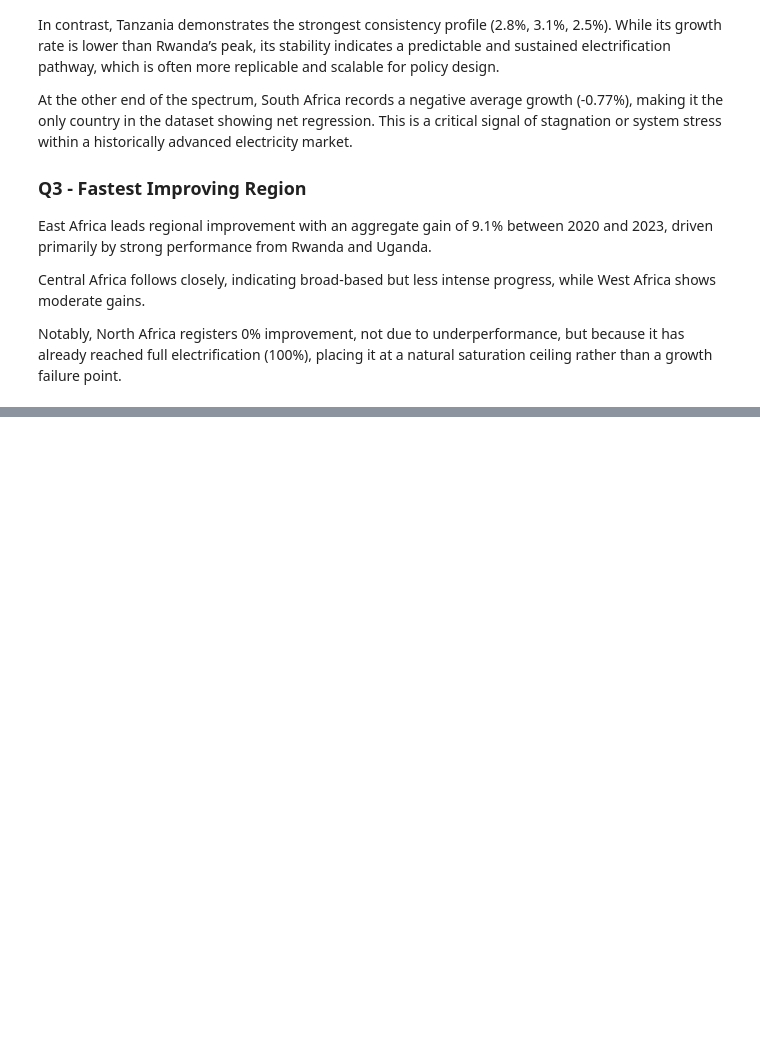
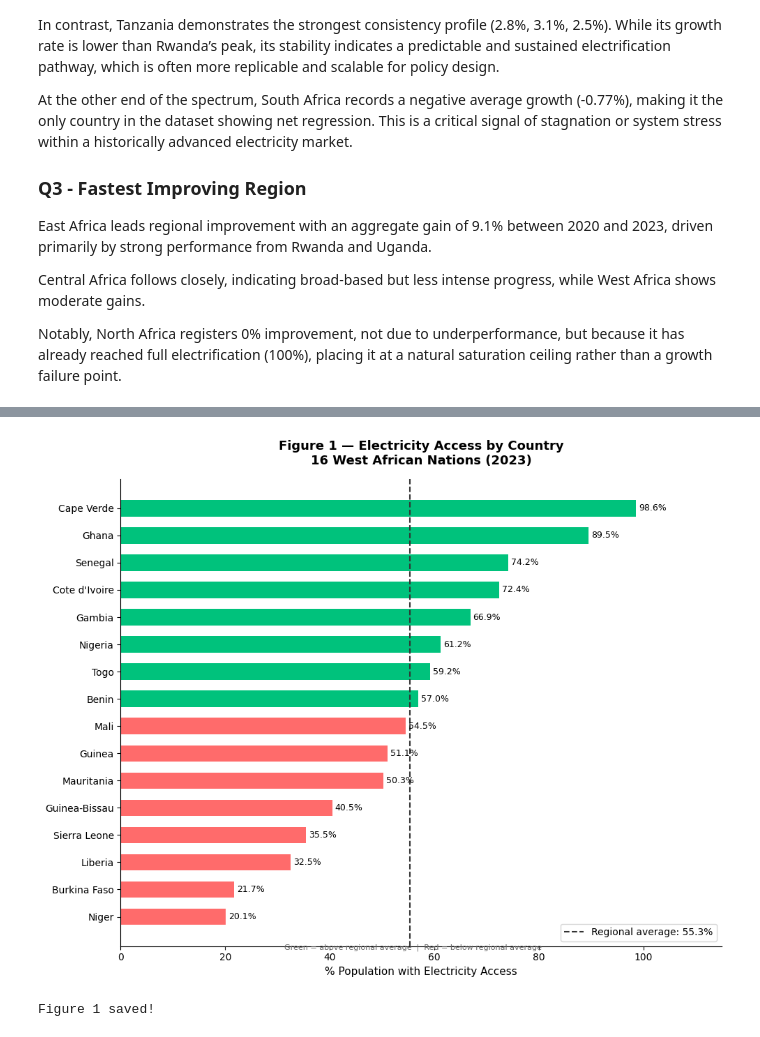
Before and after one commit to Femi-J/africa-energy-analytics, a Jupyter notebook: notebooks/Africa_electricity_access_analysis.ipynb, the cells around one changed output, grey strips where cells are left out. Drawn from its saved outputs; the diff is of its cells as text; code cells hidden in the pictures; blank space fills up the shorter version.

```diff
--- a/notebooks/Africa_electricity_access_analysis.ipynb
+++ b/notebooks/Africa_electricity_access_analysis.ipynb
@@ -465,0 +486,7 @@ Notably, North Africa registers 0% improvement, not due to underperformance, but
+# %%
+import pandas as pd
+
+wb_df = pd.read_csv('../data/API_EG.ELC.ACCS.ZS_DS2_en_csv_v2_127016.csv',
+                    skiprows=4)
+print("World Bank data loaded successfully")
+print(f"Shape: {wb_df.shape}")
@@ -465,0 +554,41 @@ Notably, North Africa registers 0% improvement, not due to underperformance, but
+# %%
+fig, ax = plt.subplots(figsize=(10, 8))
+
+bars = ax.barh(
+    wa_16['Display Name'],
+    wa_16['2023'],
+    color=['#ff6b6b' if v < avg_wa16 else '#00c27c'
+           for v in wa_16['2023']],
+    edgecolor='none',
+    height=0.6
+)
+
+# Value labels
+for bar, val in zip(bars, wa_16['2023']):
+    ax.text(val + 0.5, bar.get_y() + bar.get_height()/2,
+            f'{val:.1f}%', va='center', fontsize=9)
+
+# Average line
+ax.axvline(x=avg_wa16, color='#333333', linestyle='--',
+           linewidth=1.5, label=f'Regional average: {avg_wa16:.1f}%')
+
+# Styling
+ax.set_title('Figure 1 — Electricity Access by Country\n16 West African Nations (2023)',
+             fontsize=13, fontweight='bold', pad=15)
+ax.set_xlabel('% Population with Electricity Access', fontsize=11)
+ax.set_xlim(0, 115)
+ax.legend(fontsize=10)
+ax.spines[['top', 'right']].set_visible(False)
+
+# Add annotation
+ax.text(56, -1.2,
+        'Green = above regional average  |  Red = below regional average',
+        fontsize=8, color='#666666', ha='center')
+
+plt.tight_layout()
+plt.savefig('../reports/fig1_wa_electricity_access_2023.png', dpi=300)
+plt.show()
+print("Figure 1 saved!")
+# %% [output]
+[figure, added]
+Figure 1 saved!
```
Also changed, not shown: parts of 3 cells of this notebook, 16 other files.
